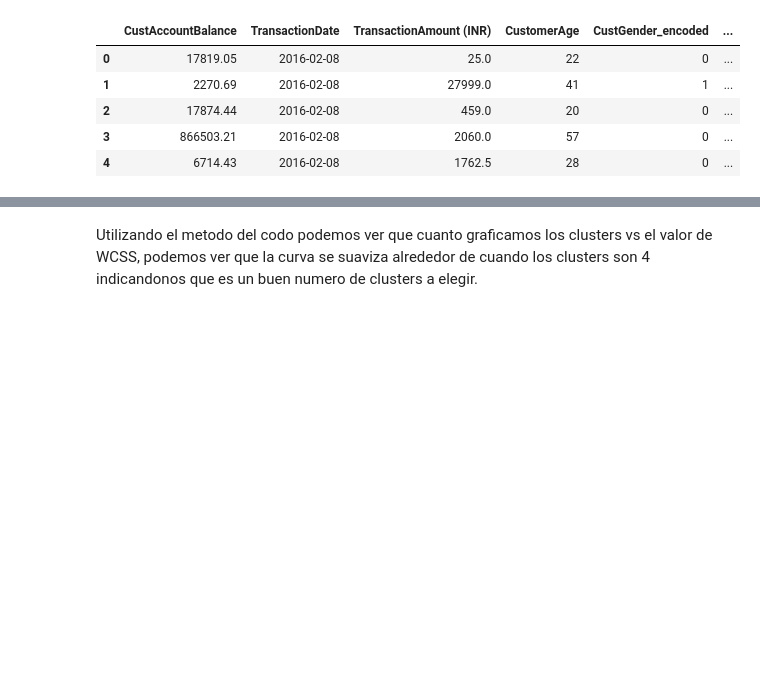
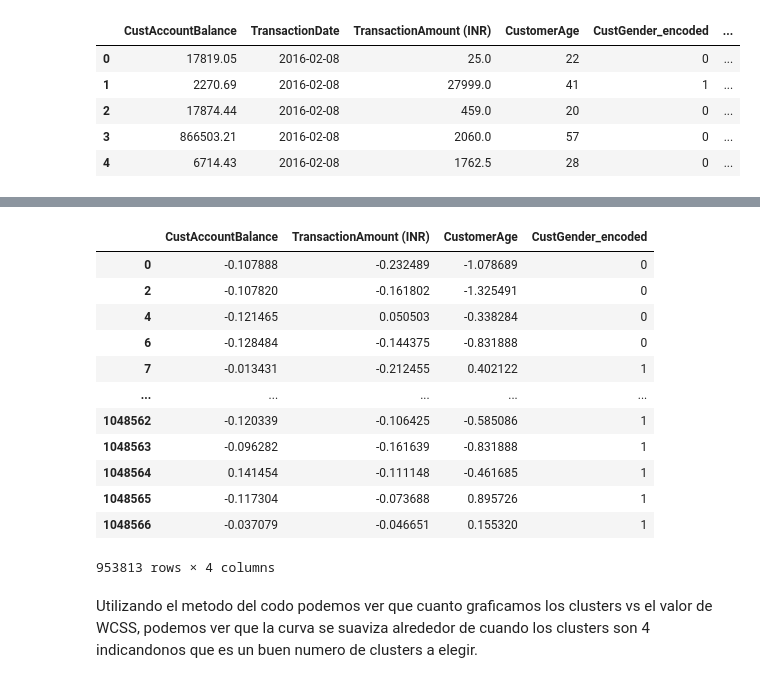
Before and after one commit to AndresQuinto5/IA_LAB4, a Jupyter notebook: Laboratorio4.ipynb, the cells around one changed output, grey strips where cells are left out. Saved outputs shown, nothing was run; the diff lists cells and outputs as text; code cells hidden in the pictures; blank space fills up the shorter version.

```diff
--- a/Laboratorio4.ipynb
+++ b/Laboratorio4.ipynb
@@ -423,3 +458,25 @@ plot_elbow_curve(df, features=['CustAccountBalance', 'TransactionAmount (INR)',
+# %%
+from scipy import stats
+
+# Assuming 'df' is your DataFrame and it contains only numerical features
+z_scores = np.abs(stats.zscore(df))
+outlier_locations = (z_scores > 3).any(axis=1)
+df_cleaned = df[~outlier_locations]
+df_cleaned
+# %% [output]
+|  | CustAccountBalance | TransactionAmount (INR) | CustomerAge | CustGender_encoded |
+| 0 | -0.107888 | -0.232489 | -1.078689 | 0 |
+| 2 | -0.107820 | -0.161802 | -1.325491 | 0 |
+| 4 | -0.121465 | 0.050503 | -0.338284 | 0 |
+| 6 | -0.128484 | -0.144375 | -0.831888 | 0 |
+| 7 | -0.013431 | -0.212455 | 0.402122 | 1 |
+| ... | ... | ... | ... | ... |
+| 1048562 | -0.120339 | -0.106425 | -0.585086 | 1 |
+| 1048563 | -0.096282 | -0.161639 | -0.831888 | 1 |
+| 1048564 | 0.141454 | -0.111148 | -0.461685 | 1 |
+| 1048565 | -0.117304 | -0.073688 | 0.895726 | 1 |
+| 1048566 | -0.037079 | -0.046651 | 0.155320 | 1 |
+953813 rows × 4 columns
 # %% [markdown]
 Utilizando el metodo del codo podemos ver que cuanto graficamos los clusters vs el valor de WCSS, podemos ver que la curva se suaviza alrededor de cuando los clusters son 4 indicandonos que es un buen numero de clusters a elegir.
 # %%
```
Also changed, not shown: parts of 10 cells of this notebook.
